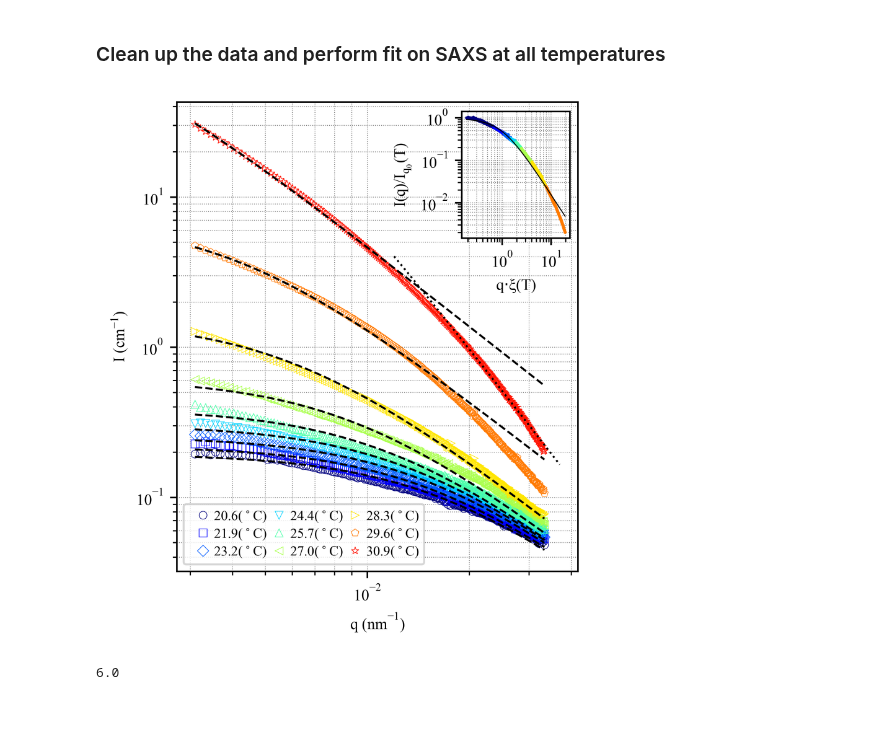
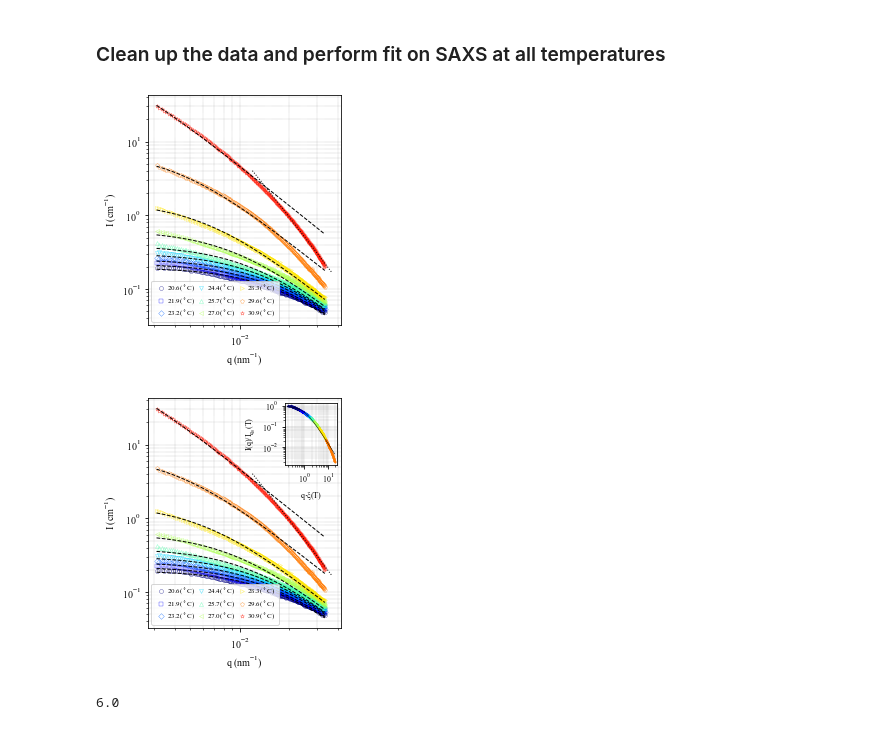
Before and after one commit to AZjk/llps-saxpcs, a Jupyter notebook: H06/H06_FigA_Only.ipynb, the cells around one changed output. Drawn from its saved outputs; the diff is of its cells as text; code cells hidden in the pictures.

Commit message:
added subcell plot and converted fit param from tuple to list

```diff
--- a/H06/H06_FigA_Only.ipynb
+++ b/H06/H06_FigA_Only.ipynb
@@ -102,54 +84,91 @@ ax1 = fig.add_subplot(gs[0, :])  # Subplot (a)
 cmap = plt.get_cmap('jet')
 total_curves = len(ql_sta_cleaned)
 colors = [cmap(i / total_curves) for i in range(total_curves)]
 marker_styles = ['o', 's', 'D', 'v', '^', '<', '>', 'p', '*']
 
 # Plot subplot (a): scattering data and fits
-for i, (q, data) in enumerate(zip(ql_sta_cleaned, avg_ramp_up_cleaned)):
-    ax1.loglog(q, data['saxs_1d'], marker_styles[i % len(marker_styles)],
-               color=colors[i], markersize=4, markerfacecolor='none', markeredgewidth=0.3)
-for i, (q, fitted_I) in enumerate([] if not fitted_parameters else [
-        (q, lorentzian_fit_fix_b(q, *fitted_parameters[i])) for i, q in enumerate(ql_sta_cleaned)]):
-    ax1.loglog(q, fitted_I, '--', color='black', linewidth=1)
+# for i, (q, data) in enumerate(zip(ql_sta_cleaned, avg_ramp_up_cleaned)):
+#     ax1.loglog(q, data['saxs_1d'], marker_styles[i % len(marker_styles)],
+#                color=colors[i], markersize=4, markerfacecolor='none', markeredgewidth=0.3)
+# for i, (q, fitted_I) in enumerate([(q, lorentzian_fit_fix_b(q, *fitted_parameters[i,:])) for i, q in enumerate(ql_sta_cleaned)]):
+#     ax1.loglog(q, fitted_I, '--', color='black', linewidth=1)
+
+q = ql_sta_cleaned[0]
+for ii in range(len(avg_ramp_up_cleaned)):
+    ax1.loglog(q, avg_ramp_up_cleaned[ii]['saxs_1d'], marker_styles[ii % len(marker_styles)],
+               color=colors[ii], markersize=4, markerfacecolor='none', markeredgewidth=0.3)
+for jj in range(len(avg_ramp_up_cleaned)):
+    Iq_fit = lorentzian_fit_fix_b(q, *fitted_parameters[jj,:])
+    ax1.loglog(q, Iq_fit, '--', color='black', linewidth=1)
+# for i, (q, fitted_I) in enumerate([(q, lorentzian_fit_fix_b(q, *fitted_parameters[i,:])) for i, q in enumerate(ql_sta_cleaned)]):
+#     ax1.loglog(q, fitted_I, '--', color='black', linewidth=1)
 
 qx_test = np.logspace(np.log10(1.2e-2), np.log10(3.7e-2), 100)
 I_test = lorentzian_fit(qx_test, 5.5e1, 2e2, 2.9)
 ax1.loglog(qx_test, I_test, ':', color='black', linewidth=1)
 
 ax1.set_xlabel('q ($\\mathdefault{nm^{-1}}$)')
 ax1.set_ylabel('I (cm$^\\mathdefault{-1}$)')
 ax1.grid(which='both', linestyle=':', linewidth=0.4, color='gray')
 
 # Add legend for temperature
 t = [np.nanmean(avg_dict['temperature']) for avg_dict in avg_ramp_up]
 temperatures = np.array(t[:-1])
 if len(fitted_parameters) != len(temperatures):
     raise ValueError("Mismatch between fitted parameters and temperatures!")
 # Legend
 legend_elements = [
     Line2D([0], [0], marker=marker_styles[i % len(marker_styles)],
            color=colors[i], label=f'{temperatures[i]:.1f}($^\circ$C)',
            markersize=4, linewidth=0.4, linestyle='None', markerfacecolor='none', markeredgewidth=0.3)
     for i in range(len(fitted_parameters))
 ]
 ax1.legend(handles=legend_elements, loc='lower left', fontsize=7, frameon=True,
            ncol=3, labelspacing=0.3, handletextpad=-0.2, columnspacing=-0.1)
-
-
-# Inset for Normalized and Fitted Curve in subplot (a)
-ax_inset = ax1.inset_axes([0.71, 0.71, 0.27, 0.27])  # Position inset
-for i in range(8):
-    start_idx = i * 259
-    end_idx = (i + 1) * 259
-    ax_inset.loglog(scaled_x[start_idx:end_idx], filtered_y[start_idx:end_idx], 'o', color=colors[i], markersize=0.5)
-ax_inset.loglog(extended_scaled_x, fitted_y, color='black', linewidth=0.5)
-ax_inset.set_xlabel(r'q$\cdot\mathdefault{\xi(T)}$', fontsize=8)
-ax_inset.set_ylabel(r'I(q)/I$\mathdefault{_{q_0}(T)}$', fontsize=8)
-ax_inset.tick_params(axis='both', which='major', labelsize=8)
-ax_inset.grid(which='both', linestyle=':', linewidth=0.4, color='gray')
-plt.savefig('./Intermediate_Figures/H06_FigA_Only.pdf', bbox_inches="tight", dpi=600)
+plt.figure(fig)
+plt.show()
 # %% [output]
-[figure, old version]
+[figure, new version]
+# %%
+
+# Normalize the merged data
+normalized_q, normalized_i = normalize_scaled_curves(scaled_curves)
+
+# Filter out non-positive values to avoid NaN issues
+valid_indices = normalized_q > 0
+filtered_x = normalized_q[valid_indices]
+filtered_y = normalized_i[valid_indices]
+
+# Fit using scattering function with b fixed
+popt, pcov = curve_fit(lorentzian_fit_fix_b, filtered_x, filtered_y,
+                       p0=[np.max(filtered_y), 1], bounds=([0, 0], [np.inf, np.inf]))
+
+Iq0_fit, x_fit = popt
+x_fit_err = np.sqrt(np.diag(pcov))[1]
+extended_x = np.linspace(filtered_x.min(), filtered_x.max(), 500)
+fitted_y = lorentzian_fit_fix_b(extended_x, Iq0_fit, x_fit)
+scaled_x = filtered_x * x_fit
+extended_scaled_x = extended_x * x_fit
+
+# Inset for Normalized and Fitted Curve in subplot (a)
+ax_inset = ax1.inset_axes([0.71, 0.71, 0.27, 0.27])  # Position inset
+for i in range(8):
+    start_idx = i * 259
+    end_idx = (i + 1) * 259
+    ax_inset.loglog(scaled_x[start_idx:end_idx], filtered_y[start_idx:end_idx], 'o', color=colors[i], markersize=0.5)
+ax_inset.loglog(extended_scaled_x, fitted_y, color='black', linewidth=0.5)
+# for i in range(8):
+#     ax_inset.loglog(q*fitted_parameters[i,1], avg_ramp_up_cleaned[i]['saxs_1d']/fitted_parameters[i,0],
+#                     'o', color=colors[i], markersize=0.5)
+ax_inset.set_xlabel(r'q$\cdot\mathdefault{\xi(T)}$', fontsize=8)
+ax_inset.set_ylabel(r'I(q)/I$\mathdefault{_{q_0}(T)}$', fontsize=8)
+ax_inset.tick_params(axis='both', which='major', labelsize=8)
+ax_inset.grid(which='both', linestyle=':', linewidth=0.4, color='gray')
+plt.figure(fig)
+plt.show()
+# plt.savefig('./Intermediate_Figures/H06_FigA_Only.pdf', bbox_inches="tight", dpi=600)
+# %% [output]
+[figure, added]
 # %%
 
 
```
Also changed, not shown: parts of 1 cell of this notebook, 1 other file.
